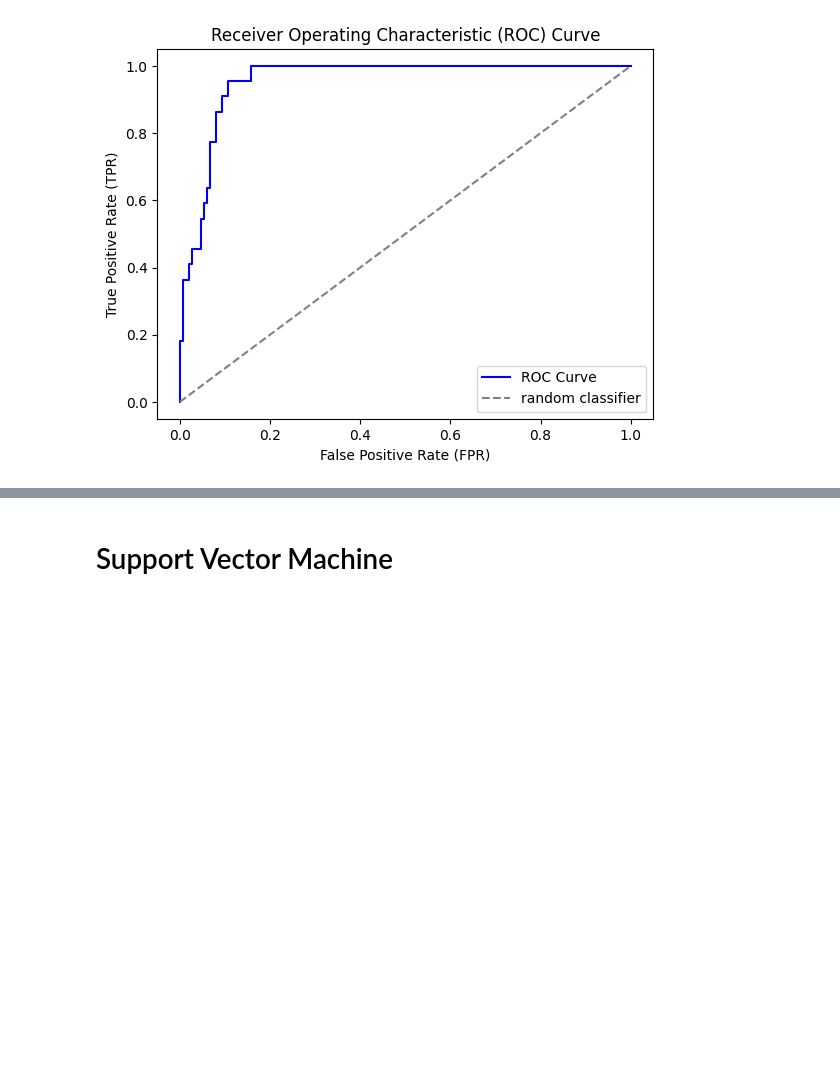
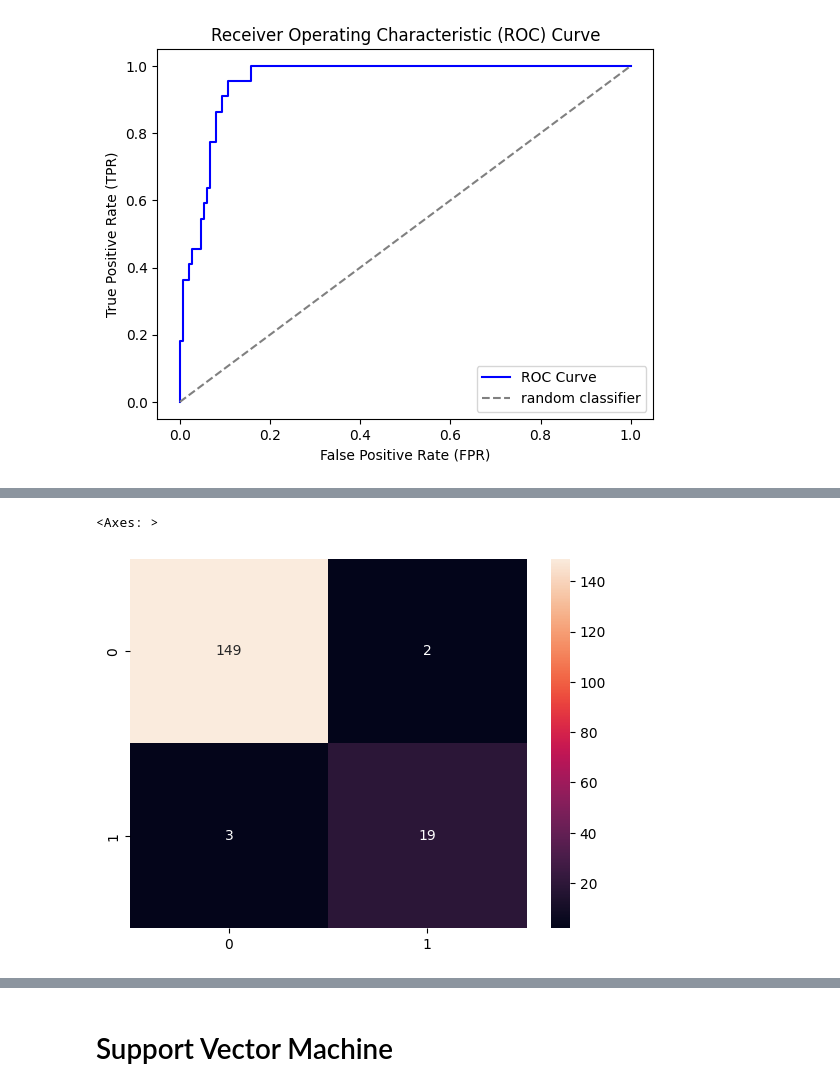
Before and after one commit to balbal1/Machine-Learning-Models, a Jupyter notebook: Machine_Learning_Project.ipynb, the cells around one changed output, grey strips where cells are left out. Cells and saved outputs as stored; diff of their text form; code cells hidden in the pictures; blank space fills up the shorter version.

```diff
--- a/Machine_Learning_Project.ipynb
+++ b/Machine_Learning_Project.ipynb
@@ -363,0 +419,7 @@ draw_roc(y_test, y_test_prob)
+# %%
+# Compute the confusion matrix
+conf_matrix_test = confusion_matrix(y_test, y_test_pred)
+sns.heatmap(conf_matrix_test, annot=True, fmt='.0f')
+# %% [output]
+<Axes: >
+[figure, added]
```
Also changed, not shown: parts of 14 cells of this notebook.
